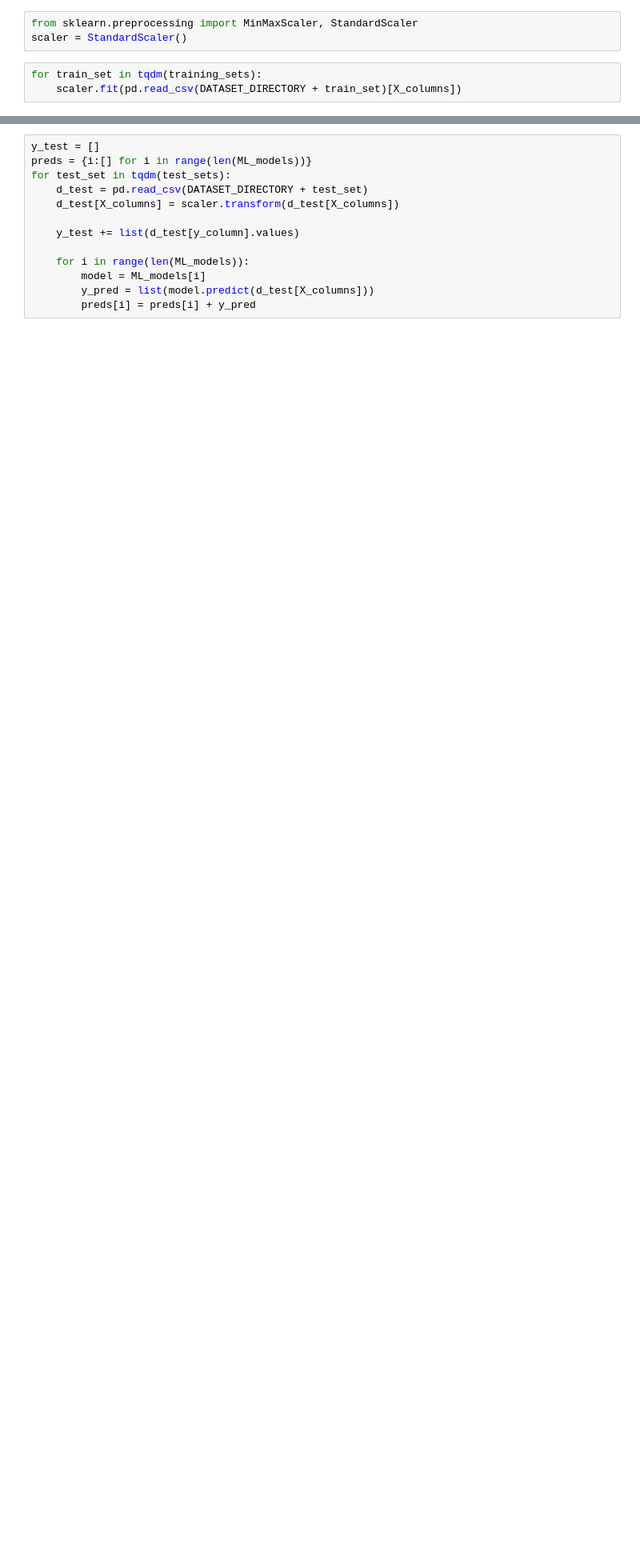
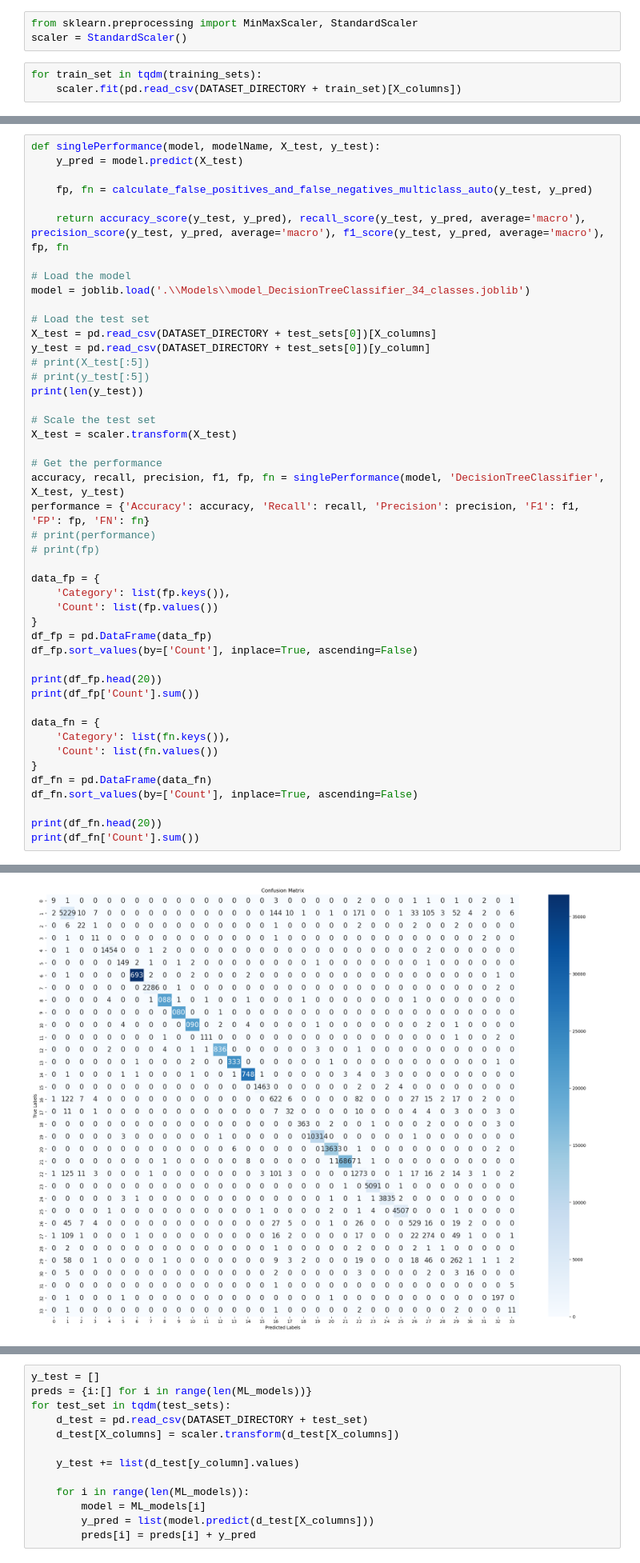
Before and after one commit to mcrayssac/CIC_IoT_Cyber_Attacks, a Jupyter notebook: example.ipynb, the cells around one changed output, grey strips where cells are left out. Shown: that part at 80% size. Saved outputs shown, nothing was run; the diff lists cells and outputs as text; blank space fills up the shorter version.

Commit message:
Added simple performance

```diff
--- a/example.ipynb
+++ b/example.ipynb
@@ -51,0 +110,47 @@ for train_set in tqdm(training_sets):
+# %%
+def singlePerformance(model, modelName, X_test, y_test):
+    y_pred = model.predict(X_test)
+
+    fp, fn = calculate_false_positives_and_false_negatives_multiclass_auto(y_test, y_pred)
+
+    return accuracy_score(y_test, y_pred), recall_score(y_test, y_pred, average='macro'), precision_score(y_test, y_pred, average='macro'), f1_score(y_test, y_pred, average='macro'), fp, fn
+
+# Load the model
+model = joblib.load('.\\Models\\model_DecisionTreeClassifier_34_classes.joblib')
+
+# Load the test set
+X_test = pd.read_csv(DATASET_DIRECTORY + test_sets[0])[X_columns]
+y_test = pd.read_csv(DATASET_DIRECTORY + test_sets[0])[y_column]
+# print(X_test[:5])
+# print(y_test[:5])
+print(len(y_test))
+
+# Scale the test set
+X_test = scaler.transform(X_test)
+
+# Get the performance
+accuracy, recall, precision, f1, fp, fn = singlePerformance(model, 'DecisionTreeClassifier', X_test, y_test)
+performance = {'Accuracy': accuracy, 'Recall': recall, 'Precision': precision, 'F1': f1, 'FP': fp, 'FN': fn}
+# print(performance)
+# print(fp)
+
+data_fp = {
+    'Category': list(fp.keys()),
+    'Count': list(fp.values())
+}
+df_fp = pd.DataFrame(data_fp)
+df_fp.sort_values(by=['Count'], inplace=True, ascending=False)
+
+print(df_fp.head(20))
+print(df_fp['Count'].sum())
+
+data_fn = {
+    'Category': list(fn.keys()),
+    'Count': list(fn.values())
+}
+df_fn = pd.DataFrame(data_fn)
+df_fn.sort_values(by=['Count'], inplace=True, ascending=False)
+
+print(df_fn.head(20))
+print(df_fn['Count'].sum())
+# %% [output]
@@ -51,0 +165 @@ for train_set in tqdm(training_sets):
+[figure, added]
```
Also changed, not shown: parts of 8 cells of this notebook, 2 other files.
